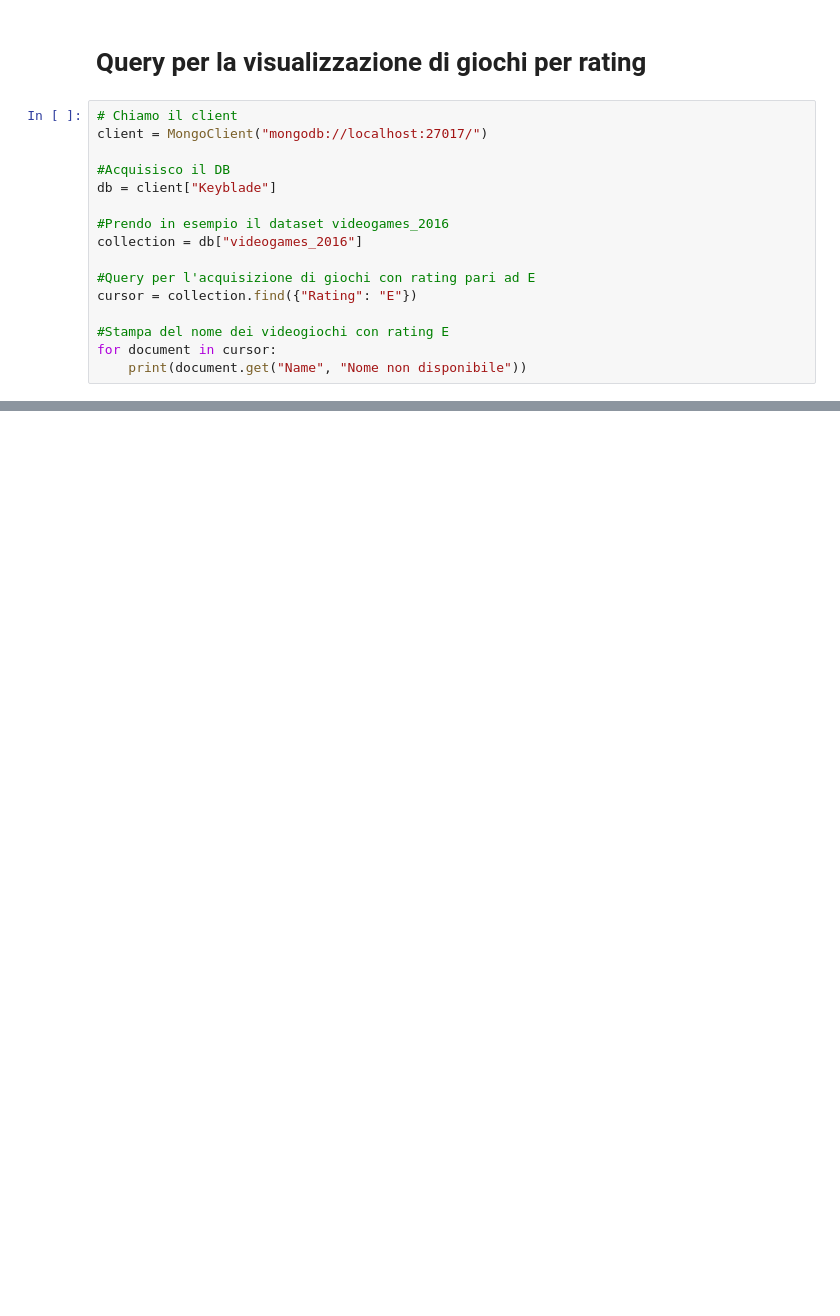
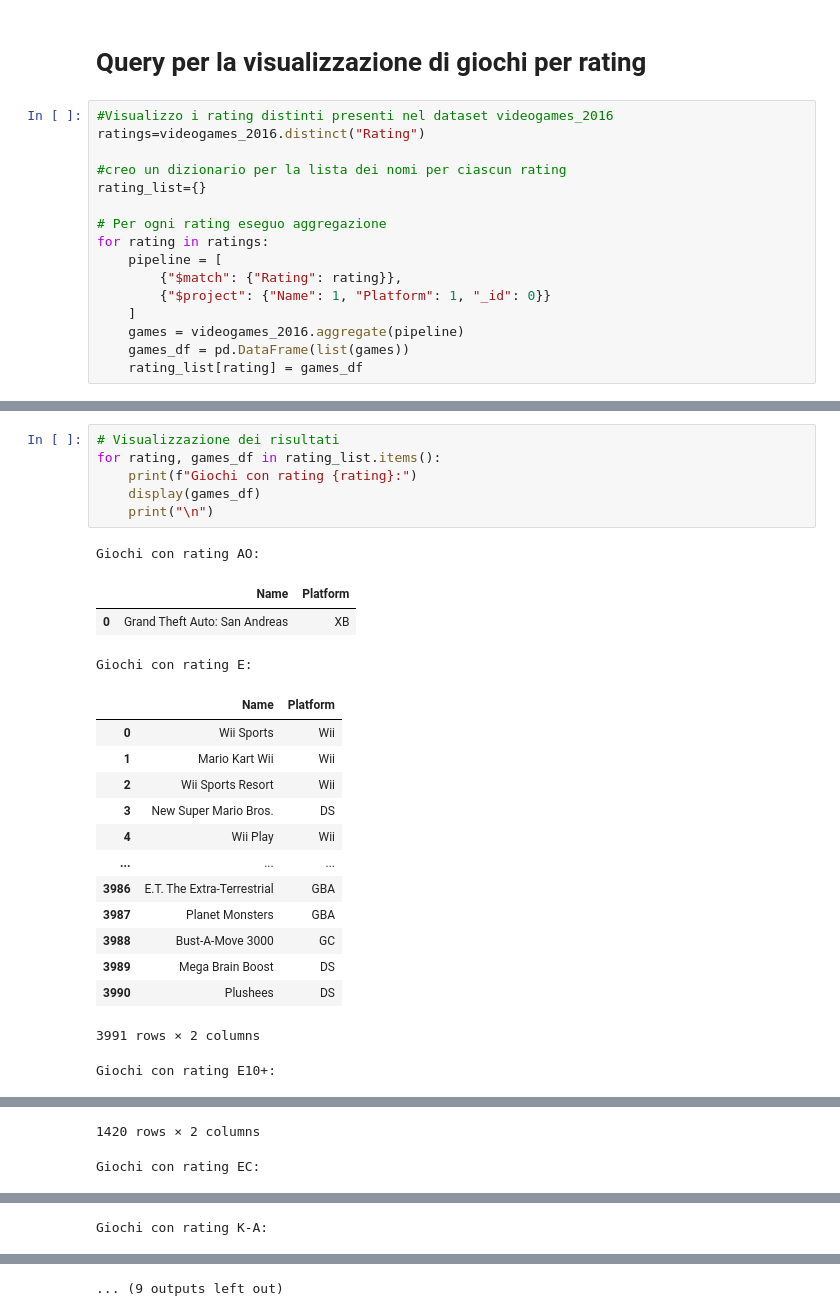
Before and after one commit to Nerone709/KeybladeDB, a Jupyter notebook: notebooks/query_datasets.ipynb, the cells around one changed output, grey strips where cells are left out. Saved outputs shown, nothing was run; the diff lists cells and outputs as text; blank space fills up the shorter version.

```diff
--- a/notebooks/query_datasets.ipynb
+++ b/notebooks/query_datasets.ipynb
@@ -9,18 +23,18 @@ import pandas as pd
 # %% [markdown]
 # Query per la visualizzazione di giochi per rating
 # %%
-# Chiamo il client
-client = MongoClient("mongodb://localhost:27017/")
+#Visualizzo i rating distinti presenti nel dataset videogames_2016
+ratings=videogames_2016.distinct("Rating")
 
-#Acquisisco il DB
-db = client["Keyblade"]
+#creo un dizionario per la lista dei nomi per ciascun rating
+rating_list={}
 
-#Prendo in esempio il dataset videogames_2016
-collection = db["videogames_2016"]
-
-#Query per l'acquisizione di giochi con rating pari ad E
-cursor = collection.find({"Rating": "E"})
-
-#Stampa del nome dei videogiochi con rating E
-for document in cursor:
-    print(document.get("Name", "Nome non disponibile"))
+# Per ogni rating eseguo aggregazione
+for rating in ratings:
+    pipeline = [
+        {"$match": {"Rating": rating}},
+        {"$project": {"Name": 1, "Platform": 1, "_id": 0}}
+    ]
+    games = videogames_2016.aggregate(pipeline)
+    games_df = pd.DataFrame(list(games))
+    rating_list[rating] = games_df
@@ -44,0 +43,25 @@ Warzone 2100
+# %%
+# Visualizzazione dei risultati
+for rating, games_df in rating_list.items():
+    print(f"Giochi con rating {rating}:")
+    display(games_df)
+    print("\n")
+# %% [output]
+Giochi con rating AO:
+|  | Name | Platform |
+| 0 | Grand Theft Auto: San Andreas | XB |
+Giochi con rating E:
+|  | Name | Platform |
+| 0 | Wii Sports | Wii |
+| 1 | Mario Kart Wii | Wii |
+| 2 | Wii Sports Resort | Wii |
+| 3 | New Super Mario Bros. | DS |
+| 4 | Wii Play | Wii |
+| ... | ... | ... |
+| 3986 | E.T. The Extra-Terrestrial | GBA |
+| 3987 | Planet Monsters | GBA |
+| 3988 | Bust-A-Move 3000 | GC |
+| 3989 | Mega Brain Boost | DS |
+| 3990 | Plushees | DS |
+3991 rows × 2 columns
+Giochi con rating E10+:
@@ -44,0 +80,2 @@ Warzone 2100
+1420 rows × 2 columns
+Giochi con rating EC:
@@ -44,0 +91 @@ Warzone 2100
+Giochi con rating K-A:
@@ -44,0 +96 @@ Warzone 2100
+... (9 outputs left out)
```
Also changed, not shown: parts of 18 cells of this notebook.
